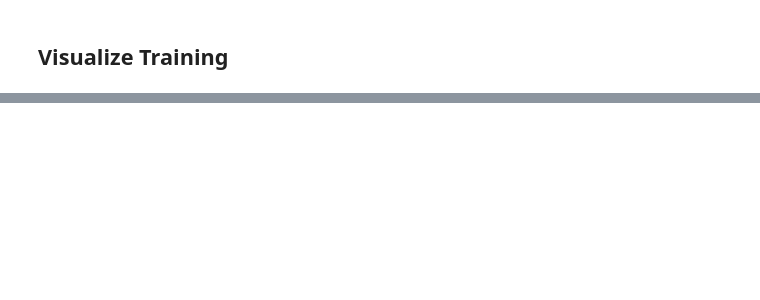
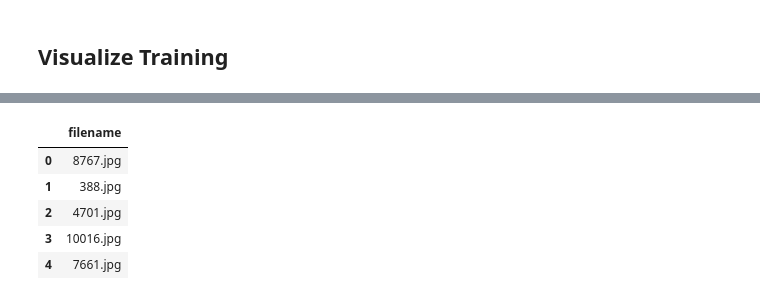
Before and after one commit to imvdharmesh/Dcodetech, a Jupyter notebook: Deep Learning/Lectures/Convolutional Neural Networks.ipynb, the cells around one changed output, grey strips where cells are left out. Saved outputs shown, nothing was run; the diff lists cells and outputs as text; code cells hidden in the pictures; blank space fills up the shorter version.

```diff
--- a/Deep Learning/Lectures/Convolutional Neural Networks.ipynb
+++ b/Deep Learning/Lectures/Convolutional Neural Networks.ipynb
@@ -398,0 +404,10 @@ plt.show()
+# %%
+test_df = pd.DataFrame({'filename':test_files})
+test_df.head()
+# %% [output]
+|  | filename |
+| 0 | 8767.jpg |
+| 1 | 388.jpg |
+| 2 | 4701.jpg |
+| 3 | 10016.jpg |
+| 4 | 7661.jpg |
```
Also changed, not shown: parts of 20 cells of this notebook.
